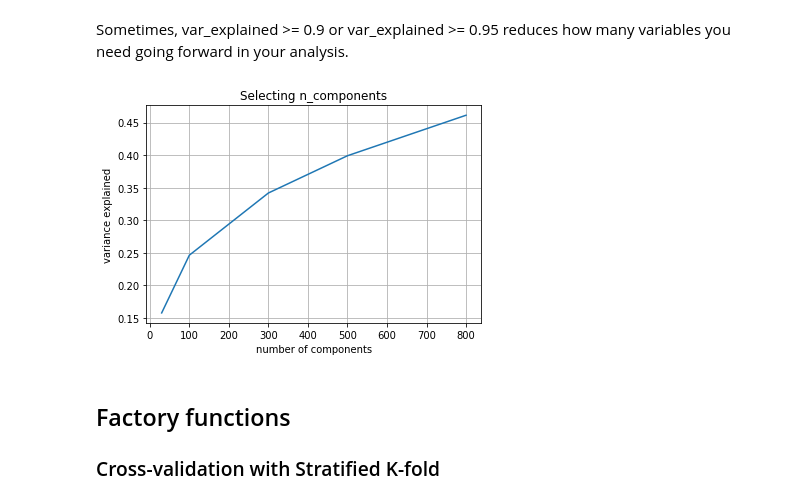
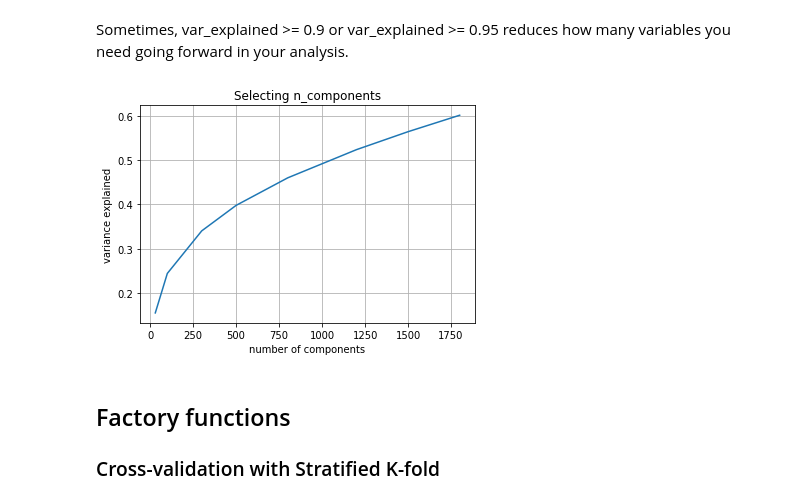
Before and after one commit to zeetaros/ml_nanodegree, a Jupyter notebook: capstone/dev_text_models.ipynb, the cells around one changed output. Saved outputs shown, nothing was run; the diff lists cells and outputs as text; code cells hidden in the pictures.

Commit message:
Report: Finalised models & plots captured

```diff
--- a/capstone/dev_text_models.ipynb
+++ b/capstone/dev_text_models.ipynb
@@ -127,3 +139,6 @@ Text(0.5,1,'rebalanced set')
+# %%
+utterances = data_balanced.Utterance.values
+utterances_stem = [stemSentence(sentence, snowball) for sentence in utterances]
 # %% [markdown]
 ## Preprocessing (deep learning)
 # %%
@@ -137,7 +152,7 @@ max_sequence_len = 100
 
 vocabulary_size = 6000
 tokenizer = Tokenizer(num_words= vocabulary_size, filters='!"#$%&()*+,-./:;<=>?@[\]^_`{}~', lower=True)
-tokenizer.fit_on_texts(data_balanced.Utterance.values)
+tokenizer.fit_on_texts(utterances_stem)
 word_index = tokenizer.word_index
 print('Found %s unique tokens.' % len(word_index))
 # %% [output]
@@ -168,7 +183,7 @@ x_train, x_test, y_train, y_test = train_test_split(X, y, test_size = 0.33, rand
 To avoid naming conflict, the x_train, y_train used in supervised learning will be represented by p_train, q_train
 # %%
 num_polarities=3
-P = data_balanced.Utterance.values
+P = utterances_stem
 Q = data_balanced.Sentiment.values
 
 q, uniques = pd.factorize(Q, sort=True)
@@ -220,7 +216,7 @@ def plot_svd(n_comp_list, data):
 # %% [markdown]
 Sometimes, var_explained >= 0.9 or var_explained >= 0.95 reduces how many variables you need going forward in your analysis.
 # %%
-plot_svd(n_comp_list=[30,100,300,500,800], data=p)
+plot_svd(n_comp_list=[30,100,300,500,800,1200,1500,1800], data=p)
 # %% [output]
-[figure, old version]
+[figure, new version]
 # %%
```
Also changed, not shown: parts of 62 cells of this notebook, 10 other files.
